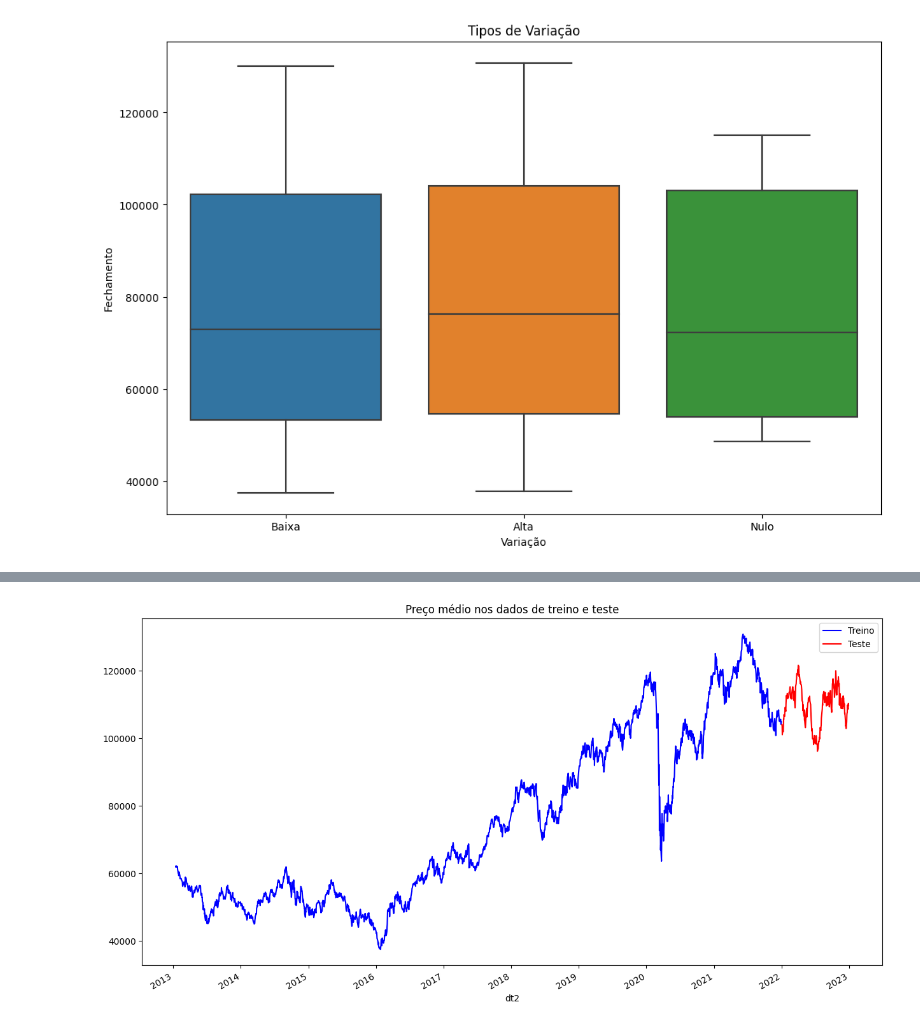
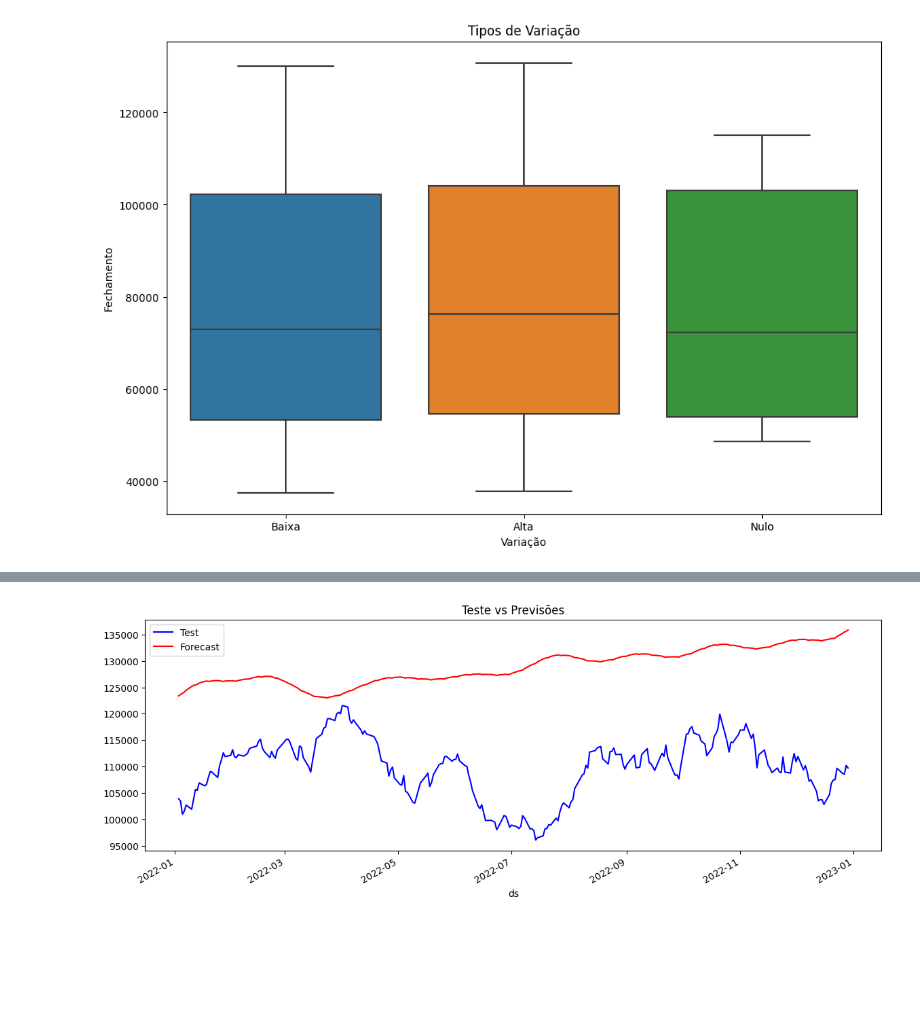
Before and after one commit to marcelomj23/proprio, a Jupyter notebook: Tech_Challenge_2.ipynb, the cells around one changed output, grey strips where cells are left out. Saved outputs shown, nothing was run; the diff lists cells and outputs as text; code cells hidden in the pictures; blank space fills up the shorter version.

```diff
--- a/Tech_Challenge_2.ipynb
+++ b/Tech_Challenge_2.ipynb
@@ -227,0 +256,6 @@ df_ph.head()
+# %%
+# definindo uma data
+data_fim = '2022-01-01'
+# definindo os dados de treino
+train = df_prophet.loc[df_prophet['ds'] <= data_fim]
+test = df_prophet.loc[df_prophet['ds'] > data_fim]
@@ -228,7 +276,9 @@ df_ph.head()
 # %%
 # instanciando o modelo
 m = Prophet(yearly_seasonality=True)
-
-# realizando o treinamento
-m.fit(df_ph)
+m.fit(train)
+# método auxiliar para previsão
+future = m.make_future_dataframe(periods=dias_a_prever)
+# previsão do modelo
+forecast = m.predict(future)
 # %% [output]
@@ -244,7 +294,0 @@ Exception: ignored
-# %%
-# definindo uma data de corte
-data_fim = '2022-01-01'
-# definindo os dados de treino, antes da data de corte
-train = df_ph.loc[df_ph['dt2'] <= data_fim]
-# definindo os dados de teste posterior a data de corte
-test = df_ph.loc[df_ph['dt2'] > data_fim]
@@ -257,0 +306,4 @@ AttributeError: ignored
+# %%
+# Previsões com os dados de teste
+test_forecast = m.predict(test)
+test_forecast[['ds', 'yhat', 'yhat_lower', 'yhat_upper']].tail(7)
@@ -258,9 +330,11 @@ AttributeError: ignored
 # %%
-
-# definindo o tamanho do plot
-f, ax = plt.subplots(figsize=(15,8))
-train.plot(kind='line', x='dt2', y='y', color='Blue', label='Treino', ax=ax)
-test.plot(kind='line', x='dt2', y='y', color='Red', label='Teste', ax=ax)
-plt.title('Preço médio nos dados de treino e teste');
+# configurando plotagem
+f, ax = plt.subplots(figsize=(14,5))
+# plotando o gráfico
+test.plot(kind='line',x='ds', y='y', color='Blue', label='Test', ax=ax)
+# plotando o gráfico
+test_forecast.plot(kind='line',x='ds',y='yhat', color='Red',label='Forecast', ax=ax)
+# definindo o título
+plt.title('Teste vs Previsões');
 # %% [output]
-[figure, old version]
+[figure, new version]
```
Also changed, not shown: parts of 17 cells of this notebook.
